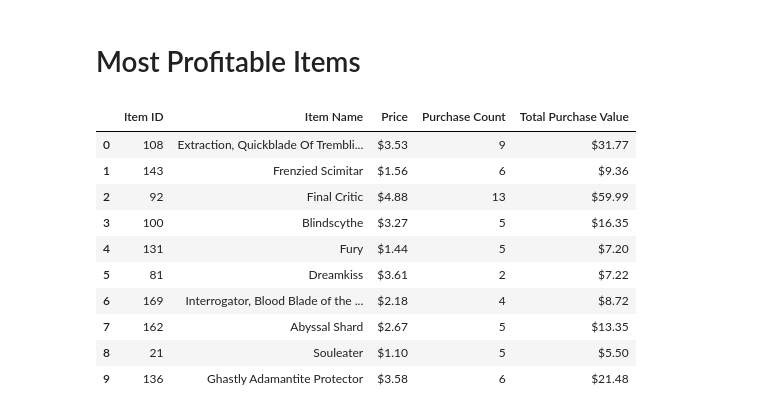
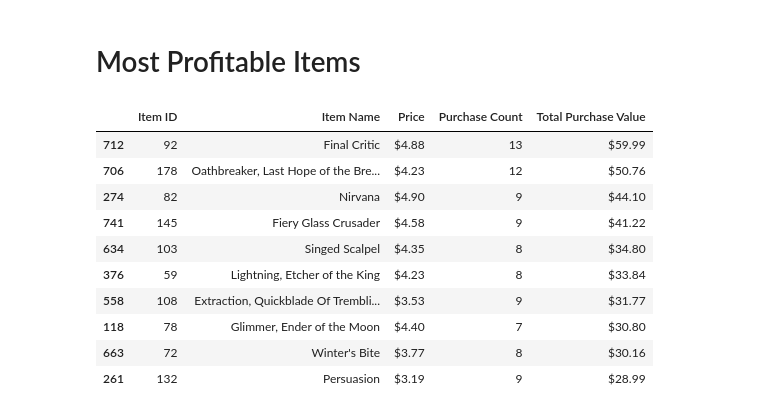
Before and after one commit to caiti326/pandas-challenge, a Jupyter notebook: HeroesOfPymoli/HeroesOfPymoliAnalysis.ipynb, the cells around one changed output. Cells and saved outputs as stored; diff of their text form; code cells hidden in the pictures.

```diff
--- a/HeroesOfPymoli/HeroesOfPymoliAnalysis.ipynb
+++ b/HeroesOfPymoli/HeroesOfPymoliAnalysis.ipynb
@@ -110,10 +117,10 @@ age_bins = [0, 9.99, 14.99, 19.99, 24.99, 29.99, 34.99, 39.99, 99999]
 bin_names = ["<10", "10-14", "15-19", "20-24", "25-29", "30-34", "35-39", "40+"]
 
 # Categorize the existing players using the age bins
-purchase_data['Age'] = pd.cut(purchase_data['Age'], age_bins, labels=bin_names)
+purchase_data['Age Group'] = pd.cut(purchase_data['Age'], age_bins, labels=bin_names)
 
 # Create age demo data in new dataframe
-age_demo = pd.DataFrame(purchase_data.groupby('Age').SN.nunique())
+age_demo = pd.DataFrame(purchase_data.groupby('Age Group').SN.nunique())
 
 # Calculate the numbers and percentages by age group
 age_demo['Percentage of Players'] = age_demo['SN'] / sum(age_demo['SN'])*100
@@ -142,23 +149,23 @@ age_bins = [0, 9.99, 14.99, 19.99, 24.99, 29.99, 34.99, 39.99, 99999]
 bin_names = ["<10", "10-14", "15-19", "20-24", "25-29", "30-34", "35-39", "40+"]
 
 # Categorize the existing players using the age bins
-purchase_data['Age'] = pd.cut(purchase_data['Age'], age_bins, labels=bin_names)
+purchase_data['Age Group'] = pd.cut(purchase_data['Age'], age_bins, labels=bin_names)
 
 # Create age demo data in new dataframe
-age_demo = pd.DataFrame(purchase_data.groupby('Age').SN.nunique())
+age_demo = pd.DataFrame(purchase_data.groupby('Age Group').SN.nunique())
 
 # Run basic calculations:
 # Purchase count
-purchase_count = purchase_data.groupby(['Age']).count()['Purchase ID']
+purchase_count = purchase_data.groupby(['Age Group']).count()['Purchase ID']
 
 # Avg purchase price
-avg_price = purchase_data.groupby(['Age']).mean()['Price']
+avg_price = purchase_data.groupby(['Age Group']).mean()['Price']
 
 # Total purchase value
 total_value = purchase_data.groupby(['Age Group']).sum()['Price']
 
 # Avg total purchase per person
-avg_per_player = total_value / age_demo['Total Count']
+avg_per_player = total_value / age_demo['SN']
 
 # Create and dispay summary data frame
 purch_by_age = pd.DataFrame({'Purchase Count': purchase_count.map('{:,}'.format),
@@ -226,14 +247,14 @@ pop_df = pd.DataFrame({'Purchase Count': items_count, 'Total Purchase Value': it
 popular_items_df = items_df.merge(pop_df, how='left', on=['Item ID'])
 
 # Sort by Purchase Count
-popular_items_df.sort_values(['Purchase Count'], ascending=[False])
+popular_items_df1 = popular_items_df.sort_values(['Purchase Count'], ascending=[False])
 
 # Format Price and Total Purchase Value columns
-popular_items_df['Price'] = popular_items_df['Price'].map('${:,.2f}'.format)
-popular_items_df['Total Purchase Value'] = popular_items_df['Total Purchase Value'].map('${:,.2f}'.format)
+popular_items_df1['Price'] = popular_items_df['Price'].map('${:,.2f}'.format)
+popular_items_df1['Total Purchase Value'] = popular_items_df['Total Purchase Value'].map('${:,.2f}'.format)
 
 # Drop duplicate rows based on Item ID and display the top five products
-# popular_items_df.drop_duplicates(['Item ID']).head(10)
-popular_items_df.head(20)
+popular_items_df1.drop_duplicates(['Item ID']).head(10)
+# popular_items_df.head(20)
 # %% [output]
 |  | Item ID | Item Name | Price | Purchase Count | Total Purchase Value |
@@ -257,19 +272,23 @@ popular_items_df.head(20)
 # Most Profitable Items
 # %%
 # Sort by total purchase value
-popular_items_df.sort_values(['Total Purchase Value'], ascending=[False])
+popular_items_df2 = popular_items_df.sort_values(['Total Purchase Value'], ascending=[False])
+
+# Format Price and Total Purchase Value columns
+popular_items_df2['Price'] = popular_items_df['Price'].map('${:,.2f}'.format)
+popular_items_df2['Total Purchase Value'] = popular_items_df['Total Purchase Value'].map('${:,.2f}'.format)
 
 # Drop duplicate rows based on Item ID and display summary
-popular_items_df.drop_duplicates(['Item ID']).head(10)
+popular_items_df2.drop_duplicates(['Item ID']).head(10)
 # %% [output]
 |  | Item ID | Item Name | Price | Purchase Count | Total Purchase Value |
-| 0 | 108 | Extraction, Quickblade Of Trembli... | $3.53 | 9 | $31.77 |
-| 1 | 143 | Frenzied Scimitar | $1.56 | 6 | $9.36 |
-| 2 | 92 | Final Critic | $4.88 | 13 | $59.99 |
-| 3 | 100 | Blindscythe | $3.27 | 5 | $16.35 |
-| 4 | 131 | Fury | $1.44 | 5 | $7.20 |
-| 5 | 81 | Dreamkiss | $3.61 | 2 | $7.22 |
-| 6 | 169 | Interrogator, Blood Blade of the ... | $2.18 | 4 | $8.72 |
-| 7 | 162 | Abyssal Shard | $2.67 | 5 | $13.35 |
-| 8 | 21 | Souleater | $1.10 | 5 | $5.50 |
-| 9 | 136 | Ghastly Adamantite Protector | $3.58 | 6 | $21.48 |
+| 712 | 92 | Final Critic | $4.88 | 13 | $59.99 |
+| 706 | 178 | Oathbreaker, Last Hope of the Bre... | $4.23 | 12 | $50.76 |
+| 274 | 82 | Nirvana | $4.90 | 9 | $44.10 |
+| 741 | 145 | Fiery Glass Crusader | $4.58 | 9 | $41.22 |
+| 634 | 103 | Singed Scalpel | $4.35 | 8 | $34.80 |
+| 376 | 59 | Lightning, Etcher of the King | $4.23 | 8 | $33.84 |
+| 558 | 108 | Extraction, Quickblade Of Trembli... | $3.53 | 9 | $31.77 |
+| 118 | 78 | Glimmer, Ender of the Moon | $4.40 | 7 | $30.80 |
+| 663 | 72 | Winter's Bite | $3.77 | 8 | $30.16 |
+| 261 | 132 | Persuasion | $3.19 | 9 | $28.99 |
```
Also changed, not shown: parts of 8 cells of this notebook.
